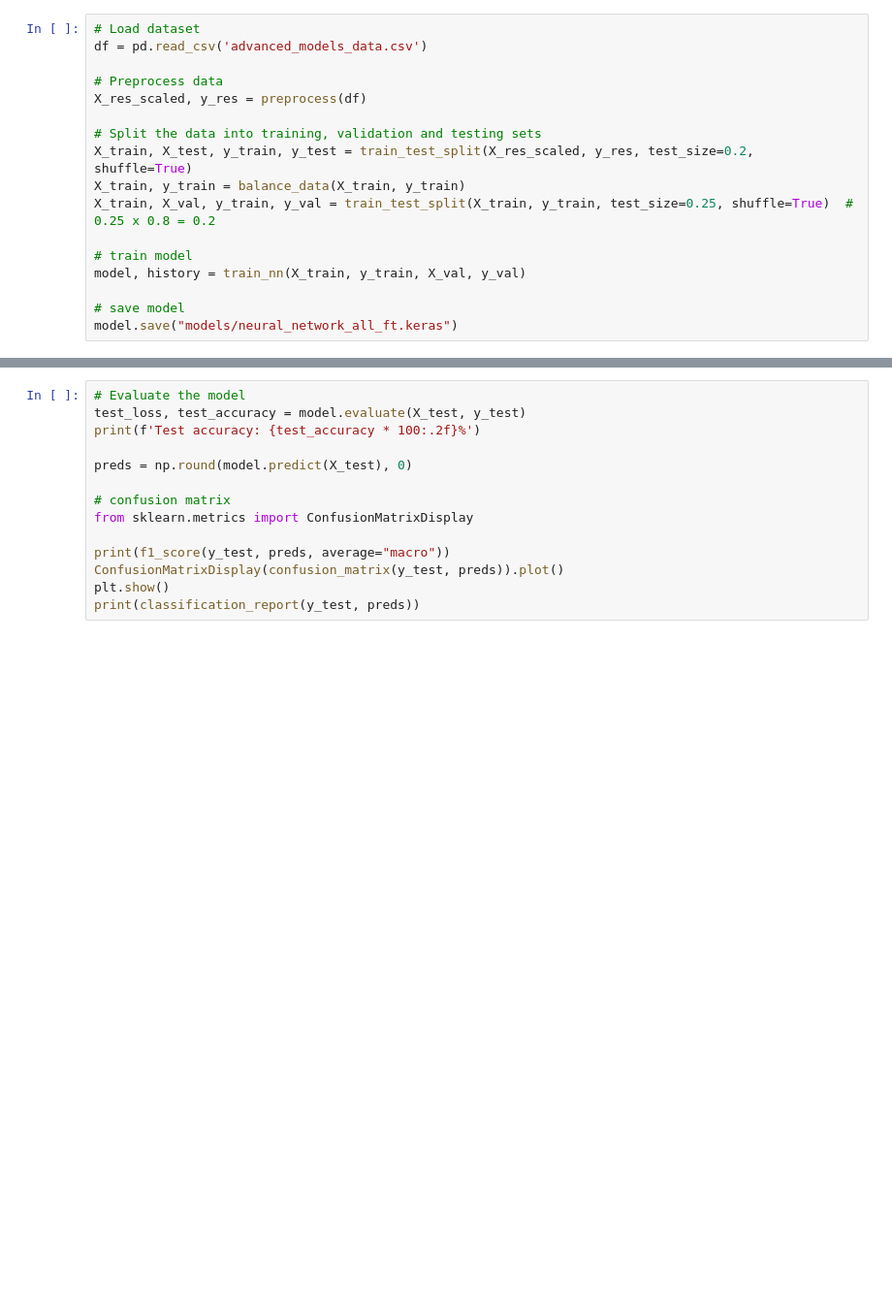
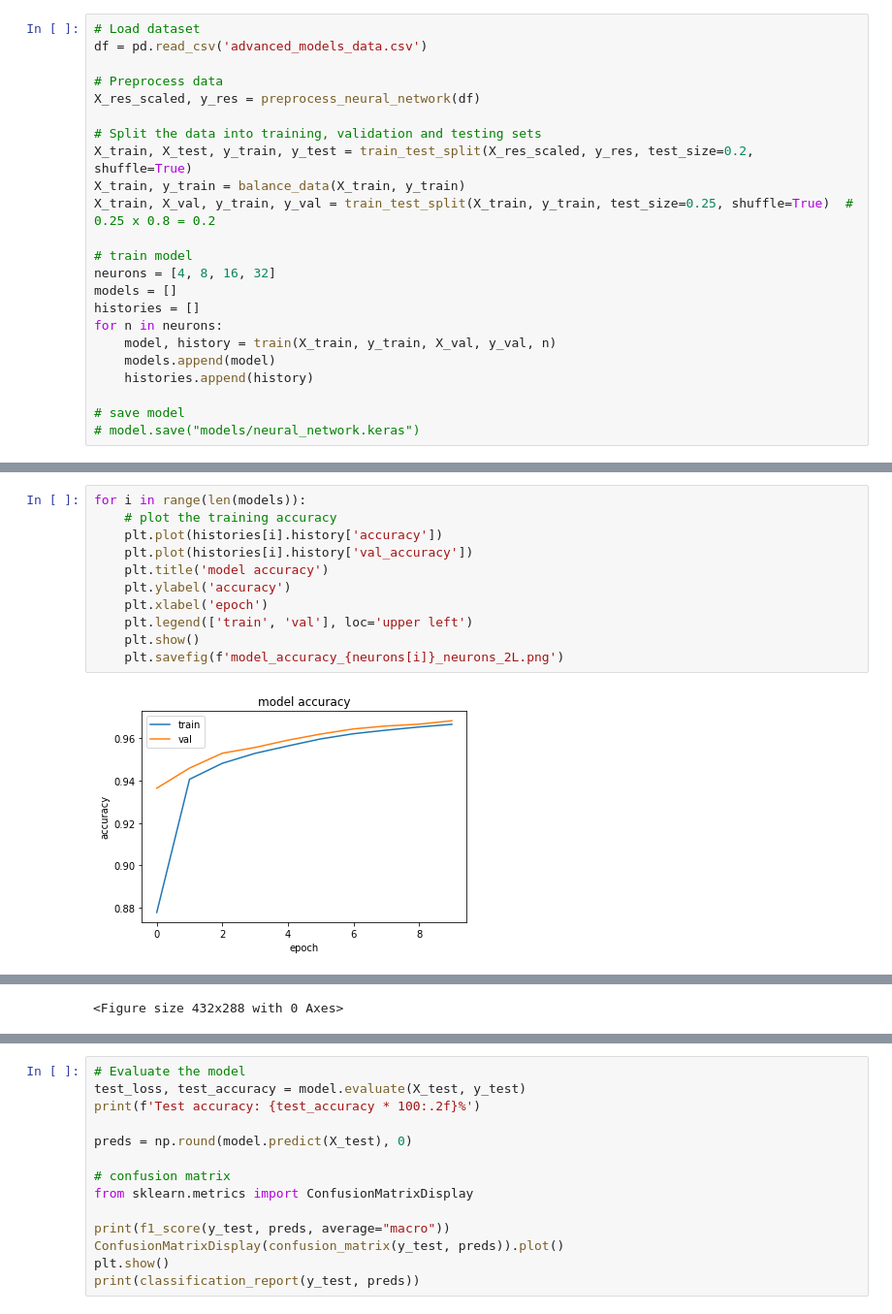
Before and after one commit to miloshdevic/NHL_analytics, a Jupyter notebook: neural_network.ipynb, the cells around one changed output, grey strips where cells are left out. Shown: that part at 97% size. Saved outputs shown, nothing was run; the diff lists cells and outputs as text; blank space fills up the shorter version.

```diff
--- a/neural_network.ipynb
+++ b/neural_network.ipynb
@@ -34,7 +34,7 @@ from utils.plot_utils import *
 df = pd.read_csv('advanced_models_data.csv')
 
 # Preprocess data
-X_res_scaled, y_res = preprocess(df)
+X_res_scaled, y_res = preprocess_neural_network(df)
 
 # Split the data into training, validation and testing sets
 X_train, X_test, y_train, y_test = train_test_split(X_res_scaled, y_res, test_size=0.2, shuffle=True)
@@ -42,8 +42,14 @@ X_train, y_train = balance_data(X_train, y_train)
 X_train, X_val, y_train, y_val = train_test_split(X_train, y_train, test_size=0.25, shuffle=True)  # 0.25 x 0.8 = 0.2
 
 # train model
-model, history = train_nn(X_train, y_train, X_val, y_val)
+neurons = [4, 8, 16, 32]
+models = []
+histories = []
+for n in neurons:
+    model, history = train(X_train, y_train, X_val, y_val, n)
+    models.append(model)
+    histories.append(history)
 
 # save model
-model.save("models/neural_network_all_ft.keras")
+# model.save("models/neural_network.keras")
 # %% [output]
@@ -71,0 +84,13 @@ predictions = model.predict(X_test)
+# %%
+for i in range(len(models)):
+    # plot the training accuracy
+    plt.plot(histories[i].history['accuracy'])
+    plt.plot(histories[i].history['val_accuracy'])
+    plt.title('model accuracy')
+    plt.ylabel('accuracy')
+    plt.xlabel('epoch')
+    plt.legend(['train', 'val'], loc='upper left')
+    plt.show()
+    plt.savefig(f'model_accuracy_{neurons[i]}_neurons_2L.png')
+# %% [output]
+[figure, added]
@@ -72 +100,2 @@ predictions = model.predict(X_test)
+<Figure size 432x288 with 0 Axes>
 # %%
```
Also changed, not shown: parts of 11 cells of this notebook, 5 other files.
